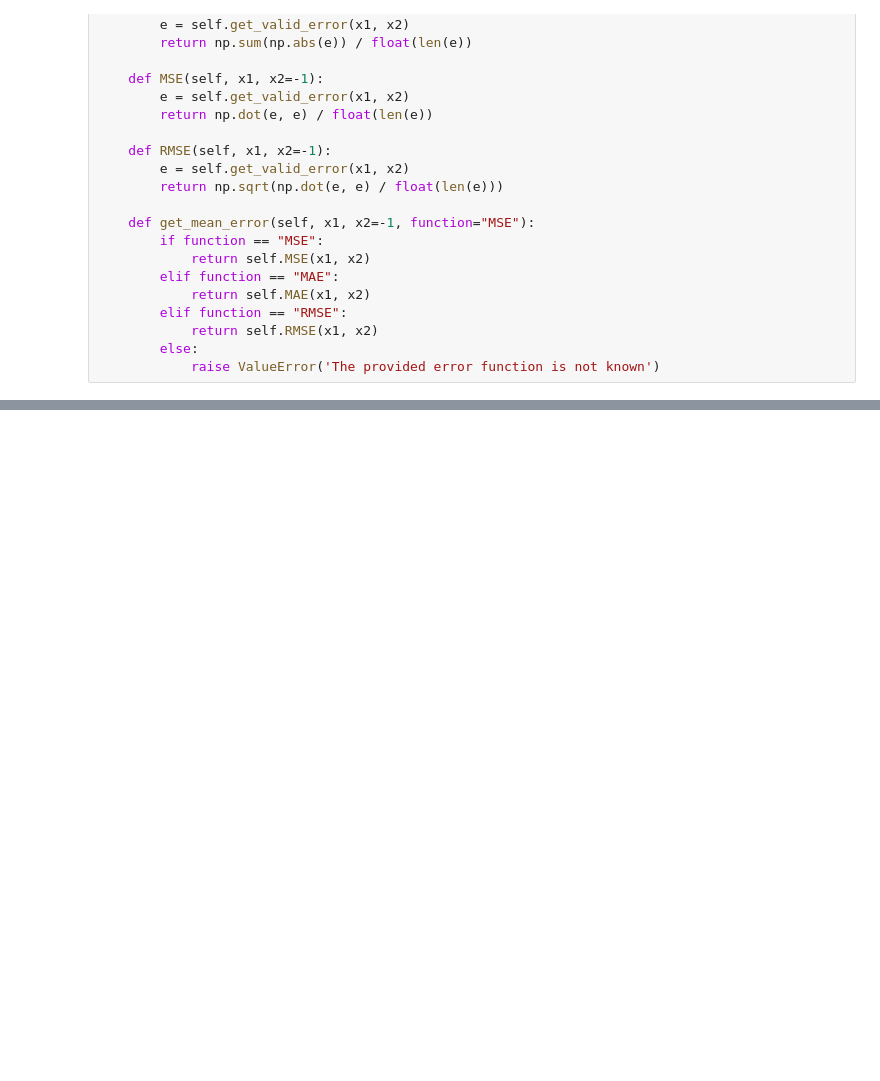
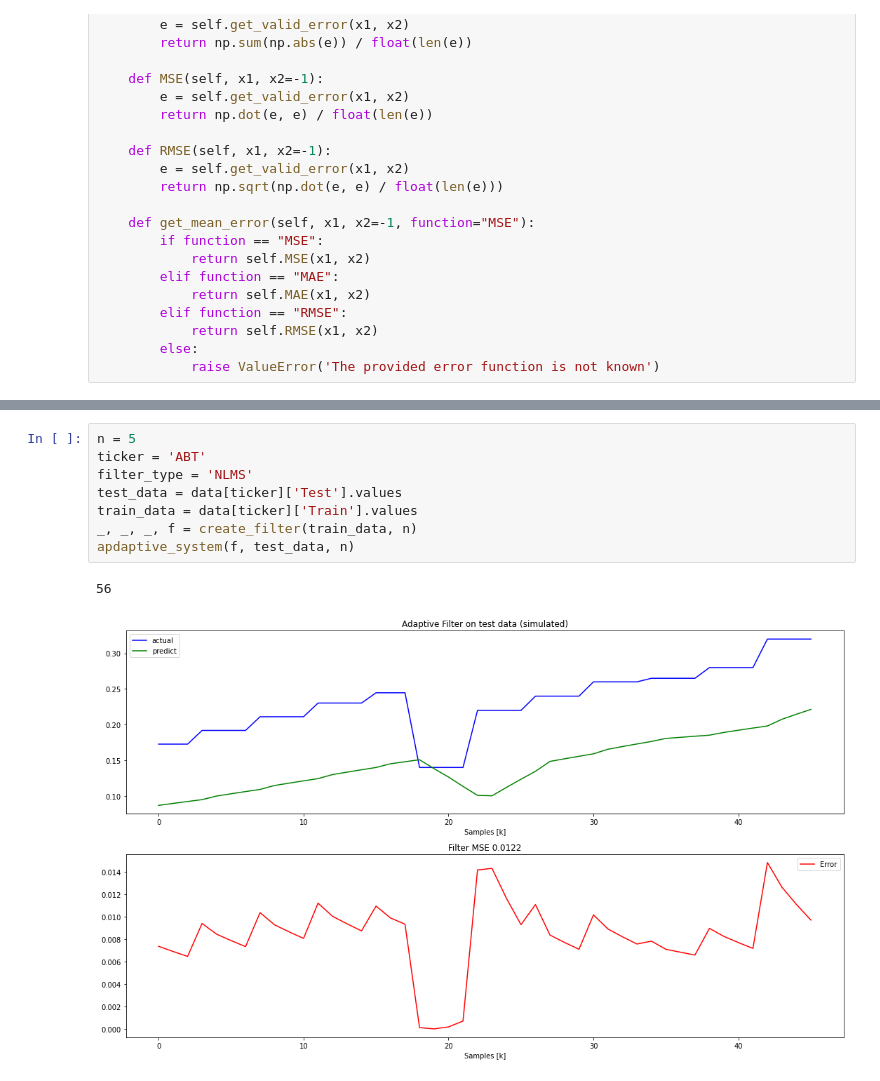
Before and after one commit to danpelis/DividendChampionPredictor, a Jupyter notebook: AdaptiveFilter/AdaptiveFilter.ipynb, the cells around one changed output, grey strips where cells are left out. Cells and saved outputs as stored; diff of their text form; blank space fills up the shorter version.

```diff
--- a/AdaptiveFilter/AdaptiveFilter.ipynb
+++ b/AdaptiveFilter/AdaptiveFilter.ipynb
@@ -253,0 +268,11 @@ NameError: name 'test' is not defined
+# %%
+n = 5
+ticker = 'ABT'
+filter_type = 'NLMS'
+test_data = data[ticker]['Test'].values
+train_data = data[ticker]['Train'].values
+_, _, _, f = create_filter(train_data, n)
+apdaptive_system(f, test_data, n)
+# %% [output]
+56
+[figure, added]
```
Also changed, not shown: parts of 19 cells of this notebook, 8 other files.
